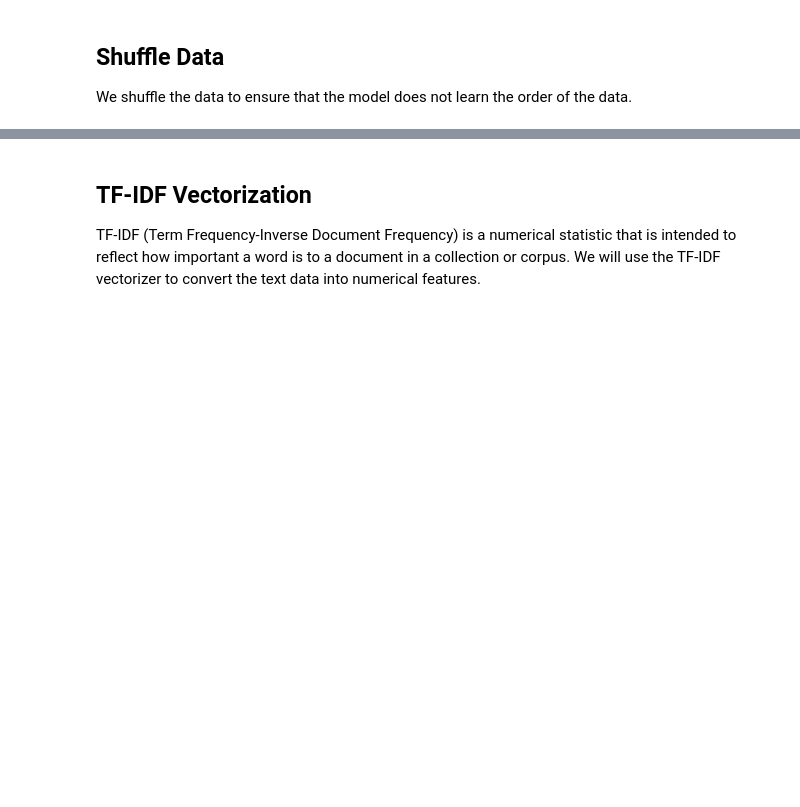
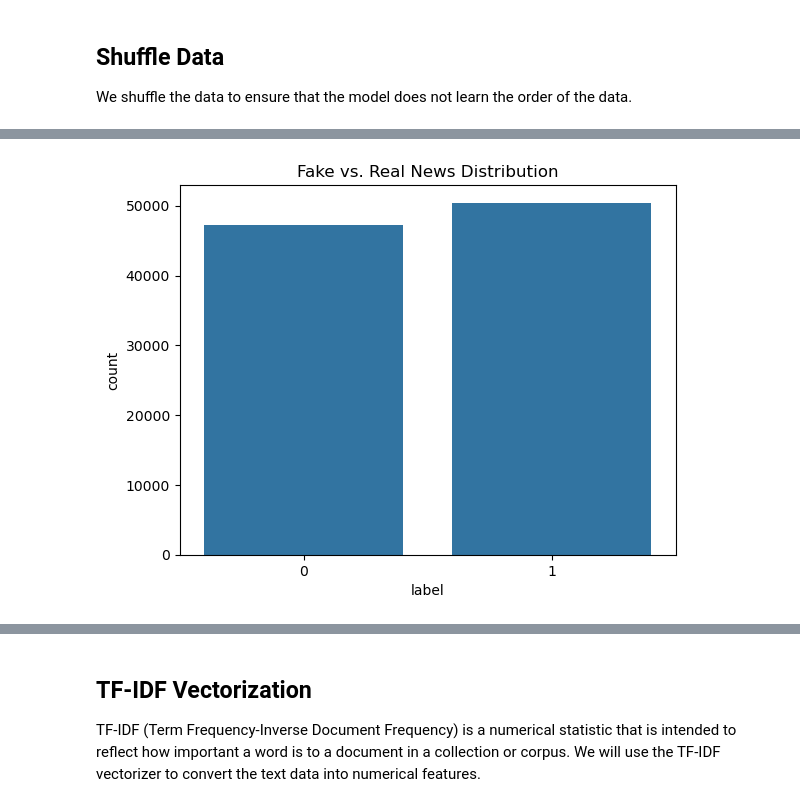
Before and after one commit to oblomovite/fake_news_classifier, a Jupyter notebook: index.ipynb, the cells around one changed output, grey strips where cells are left out. Drawn from its saved outputs; the diff is of its cells as text; code cells hidden in the pictures; blank space fills up the shorter version.

Commit message:
+eda visualizations, +baseline

```diff
--- a/index.ipynb
+++ b/index.ipynb
@@ -240,11 +265,5 @@ Here we assemble the data into a singular dataframe. This will involve renaming
 # %%
-# standardize labels in datasets -- convert label to 1 (`fake`) and 0 (`real`)
+# standardize labels -- 1 for fake, 0 for real
 df_liar["label"] = df_liar["label"].map({"fake": 1, "real": 0})
-df_fake_news_class["label"] = df_fake_news_class["label"].map({"fake": 1, "real": 0})
 df_news["label"] = df_news["label"].map({"fake": 1, "real": 0})
-
-# merge datasets
-df = pd.concat([df_news, df_fake_news_class, df_liar], ignore_index=True)
-
-# check standardized label distribution
-print(df["label"].value_counts())
+df_fake_news_class["label"] = df_fake_news_class["label"].astype(int)
@@ -255,0 +270,5 @@ Name: count, dtype: int64
+# %%
+# ensure there are no missing labels
+df_liar.dropna(subset=["label"], inplace=True)
+df_news.dropna(subset=["label"], inplace=True)
+df_fake_news_class.dropna(subset=["label"], inplace=True)
@@ -264,6 +294,9 @@ Our preprocessing steps will involve
 # %% [markdown]
 ## Removing Special Characters (numbers, punctuation, etc.)
 # %%
+# remove empty strings
+df = df[df["text"].str.strip() != ""]
+
 def clean_text(text):
     '''
     function to format and clean text by lowercasing text, removing URLs, numbers, and punctuation.
@@ -302,5 +335,5 @@ df["text"] = df["text"].apply(lemmatize_text)
 ## Shuffle Data
 We shuffle the data to ensure that the model does not learn the order of the data.
 # %%
-# Shuffle the data
-df_final = df.sample(frac=1, random_state=42).reset_index(drop=True)
+# shuffle the data
+df = df.sample(frac=1, random_state=42).reset_index(drop=True)
@@ -306,0 +343,8 @@ df_final = df.sample(frac=1, random_state=42).reset_index(drop=True)
+# %%
+# plot the distribution of labels
+sns.countplot(x=df['label'])
+plt.title("Fake vs. Real News Distribution")
+plt.show()
+plt.savefig("./images/real_fake_distribution.png")
+# %% [output]
+[figure, added]
```
Also changed, not shown: parts of 30 cells of this notebook.
